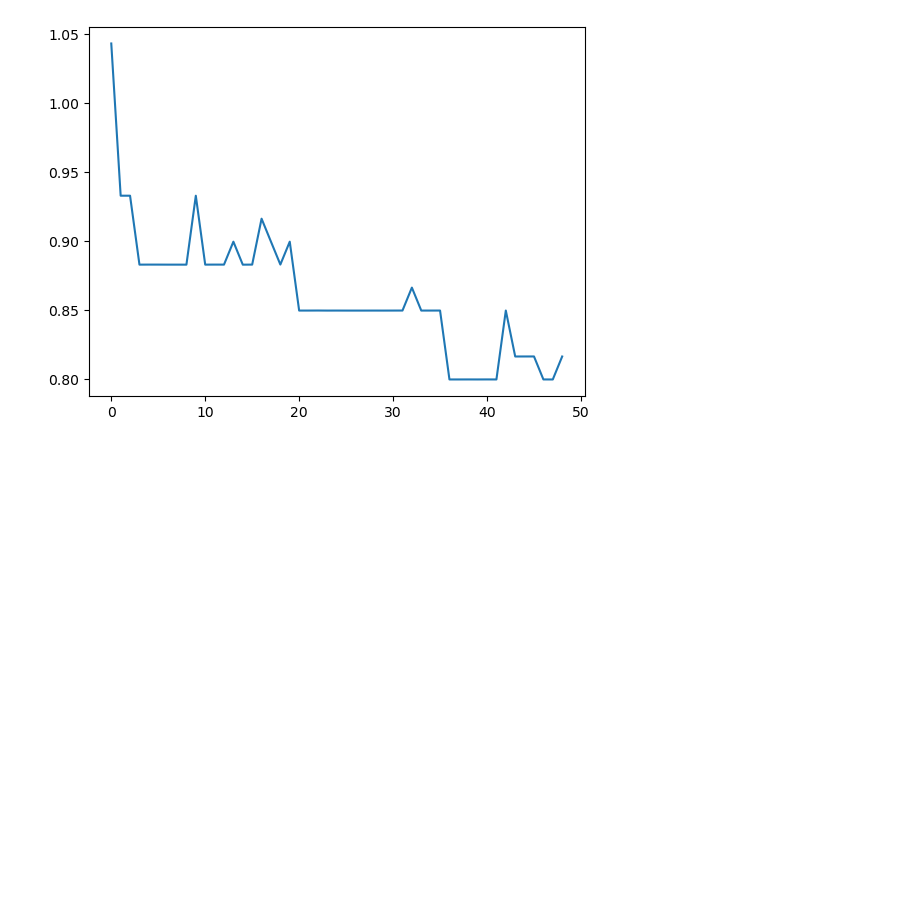
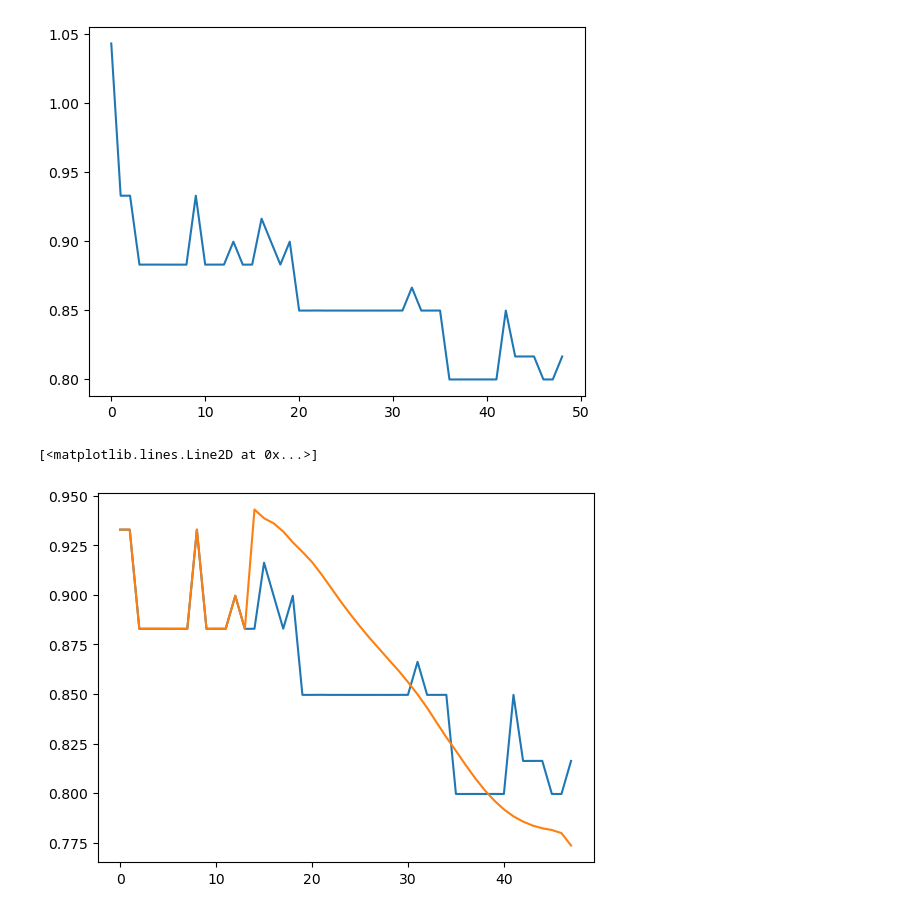
Before and after one commit to KeiLongW/battery-data-explore, a Jupyter notebook: samsung_data_preprocessing.ipynb, the cells around one changed output. Saved outputs shown, nothing was run; the diff lists cells and outputs as text; code cells hidden in the pictures; blank space fills up the shorter version.

```diff
--- a/samsung_data_preprocessing.ipynb
+++ b/samsung_data_preprocessing.ipynb
@@ -398,3 +506,13 @@ pre_processed_data = {
 }
 
 pickle.dump(pre_processed_data, open('preprocessed_data.pkl', 'wb'))
+# %%
+true_y = [[0.9329184889793396], [0.9329184889793396], [0.882914662361145], [0.8829429745674133], [0.8829359412193298], [0.882914662361145], [0.882914662361145], [0.8829004764556885], [0.9329043626785278], [0.882914662361145], [0.8829429745674133], [0.8829288482666016], [0.8995644450187683], [0.8828916549682617], [0.8829349875450134], [0.9162458181381226], [0.8995731472969055], [0.8829713463783264], [0.8995731472969055], [0.849597692489624], [0.849597692489624], [0.8496260046958923], [0.8495835065841675], [0.849597692489624], [0.8495835065841675], [0.8495835065841675], [0.8495835065841675], [0.8495905995368958], [0.8495835065841675], [0.849597692489624], [0.8496118187904358], [0.8662561774253845], [0.849597692489624], [0.849597692489624], [0.8496118187904358], [0.7996221780776978], [0.7996221780776978], [0.7996363043785095], [0.7996221780776978], [0.7996433973312378], [0.7996221780776978], [0.8496116399765015], [0.8162804841995239], [0.8162946701049805], [0.816308856010437], [0.79963618516922], [0.7996077537536621], [0.8162804841995239]]
+
+pred_y = [[0.9329184889793396], [0.9329184889793396], [0.882914662361145], [0.8829429745674133], [0.8829359412193298], [0.882914662361145], [0.882914662361145], [0.8829004764556885], [0.9329043626785278], [0.882914662361145], [0.8829429745674133], [0.8829288482666016], [0.8995644450187683], [0.8828916549682617], [0.9430854320526123], [0.9386641979217529], [0.9361072182655334], [0.9319667220115662], [0.9264967441558838], [0.9216888546943665], [0.9165723323822021], [0.9102811217308044], [0.9034615159034729], [0.896624743938446], [0.890201985836029], [0.8840979337692261], [0.87828528881073], [0.8728147149085999], [0.8673103451728821], [0.8619363307952881], [0.8560587763786316], [0.8498607873916626], [0.8430495262145996], [0.8355885148048401], [0.8282204270362854], [0.8213783502578735], [0.814335286617279], [0.8076428771018982], [0.8015398979187012], [0.7962960600852966], [0.7918697595596313], [0.7883439660072327], [0.7856875061988831], [0.783692479133606], [0.7823361754417419], [0.7814517021179199], [0.7798908948898315], [0.7736524343490601]]
+
+plt.plot(true_y)
+plt.plot(pred_y)
+# %% [output]
+[<matplotlib.lines.Line2D at 0x...>]
+[figure, added]
```
Also changed, not shown: parts of 11 cells of this notebook.
